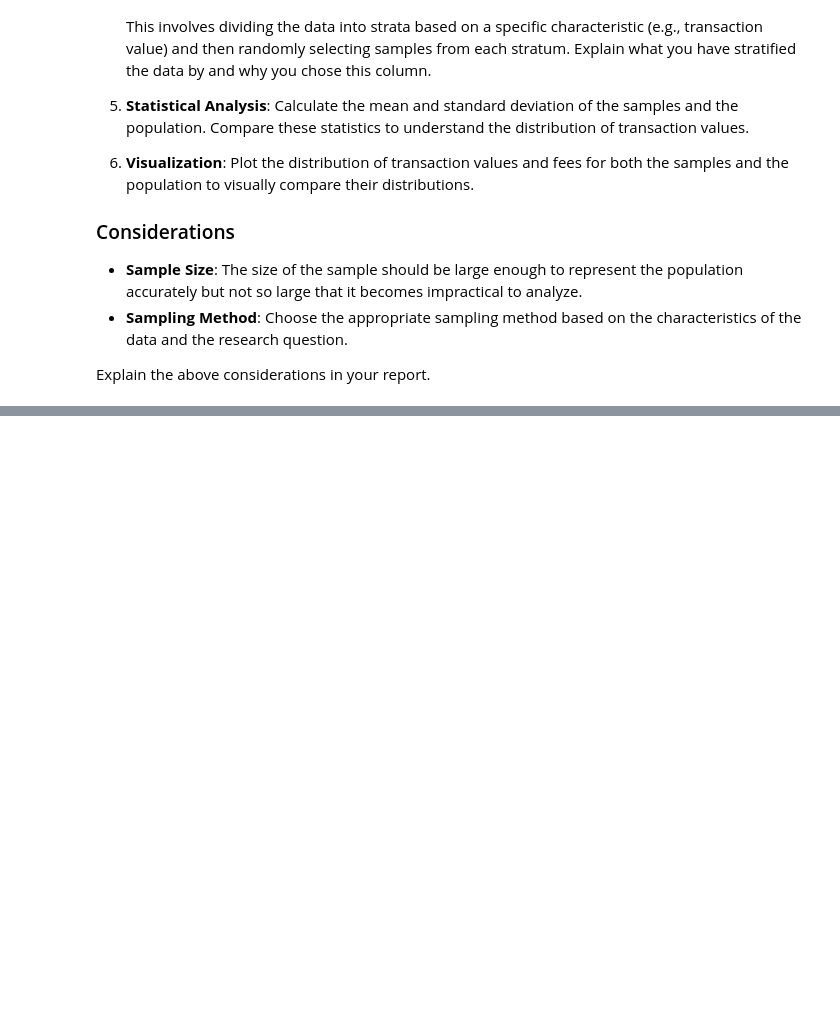
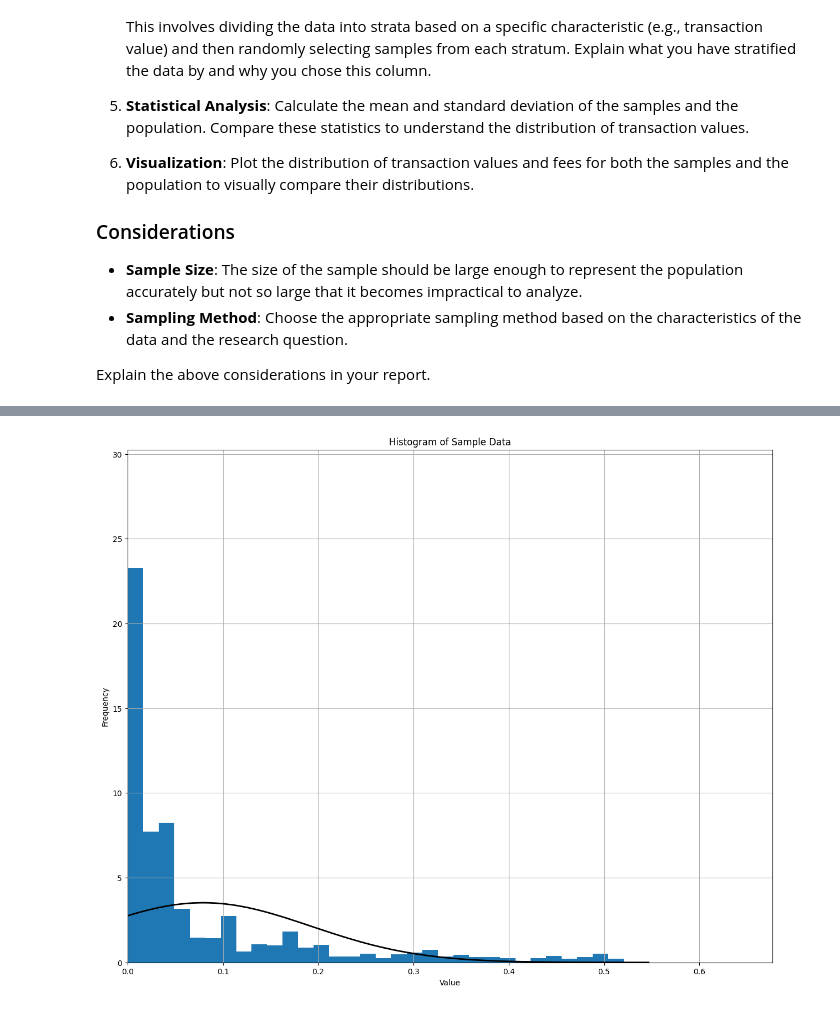
Before and after one commit to Hadi-loo/Introduction-to-Data-Science-Course, a Jupyter notebook: CA0. Web Scrapping/web scrapping.ipynb, the cells around one changed output, grey strips where cells are left out. Saved outputs shown, nothing was run; the diff lists cells and outputs as text; code cells hidden in the pictures; blank space fills up the shorter version.

```diff
--- a/CA0. Web Scrapping/web scrapping.ipynb
+++ b/CA0. Web Scrapping/web scrapping.ipynb
@@ -651,0 +633,4 @@ Explain the above considerations in your report.
+# %%
+plot_histogram(df['Value'])
+# %% [output]
+[figure, added]
```
Also changed, not shown: parts of 14 cells of this notebook.
